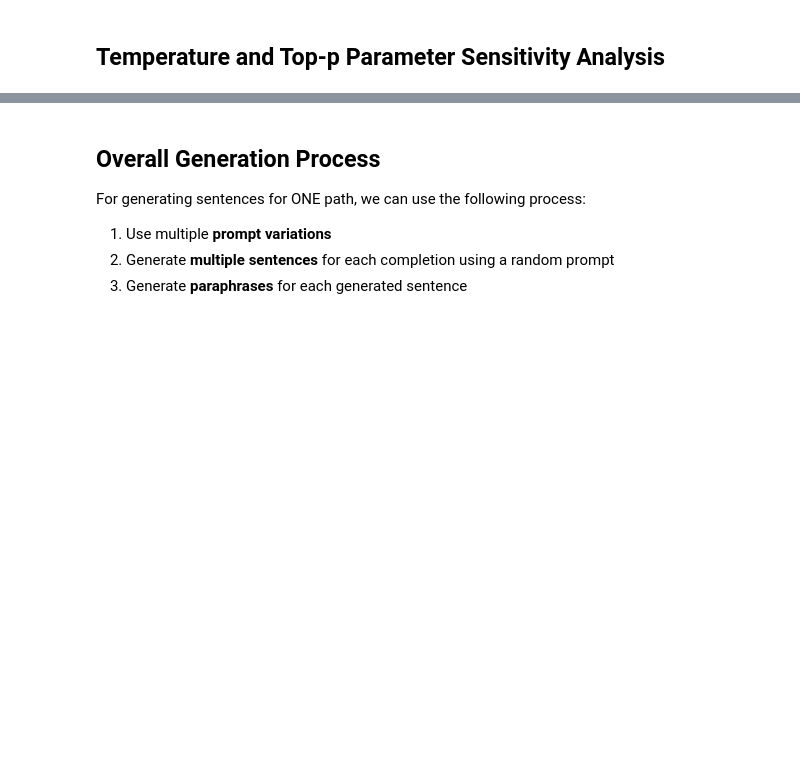
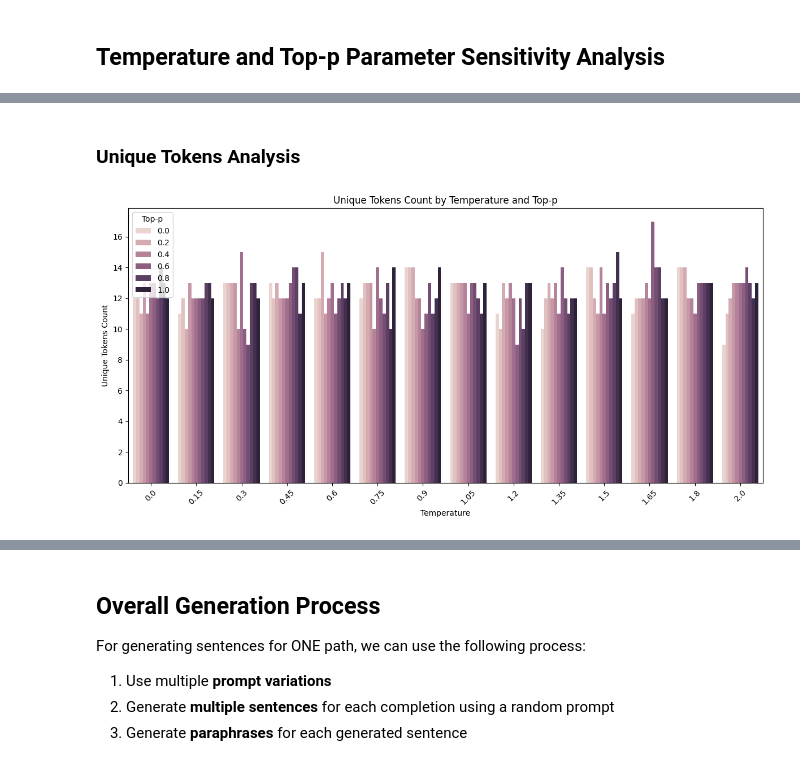
Before and after one commit to nlp-tlp/LLM-KG-Synthetic-MWO, a Jupyter notebook: Generate/diversity_experiment.ipynb, the cells around one changed output, grey strips where cells are left out. Cells and saved outputs as stored; diff of their text form; code cells hidden in the pictures; blank space fills up the shorter version.

Commit message:
LLM hyperparameter analysis

```diff
--- a/Generate/diversity_experiment.ipynb
+++ b/Generate/diversity_experiment.ipynb
@@ -691,0 +729,35 @@ Temperature: 0.0, Top-p: 0.1
+# %% [markdown]
+### Unique Tokens Analysis
+# %%
+def count_unique_tokens(results_df):
+    unique_token_counts = []
+    grouped = results_df.groupby(['Temperature', 'Top-p'])['MWO Output'].apply(list).reset_index()
+    for _, row in grouped.iterrows():
+        combined_outputs = ' '.join(row['MWO Output'])
+        tokens = set(combined_outputs.split())
+        unique_token_count = len(tokens)
+        unique_token_counts.append({
+            'Temperature': row['Temperature'],
+            'Top-p': row['Top-p'],
+            'Unique Token Count': unique_token_count
+        })
+
+    unique_tokens_df = pd.DataFrame(unique_token_counts)
+    return unique_tokens_df
+
+unique_tokens_df = count_unique_tokens(df)
+unique_tokens_df.to_csv('output/unique_tokens_count.csv', index=False)
+unique_tokens_df.columns = ['Temperature', 'Top-p', 'Unique Token Count']
+
+# Plotting Unique Tokens Count
+plt.figure(figsize=(12, 6))
+sns.barplot(data=unique_tokens_df, x='Temperature', y='Unique Token Count', hue='Top-p')
+plt.title('Unique Tokens Count by Temperature and Top-p')
+plt.xlabel('Temperature')
+plt.ylabel('Unique Tokens Count')
+plt.legend(title='Top-p')
+plt.xticks(rotation=45)
+plt.tight_layout()
+plt.show()
+# %% [output]
+[figure, added]
```
Also changed, not shown: parts of 7 cells of this notebook, 4 other files.
